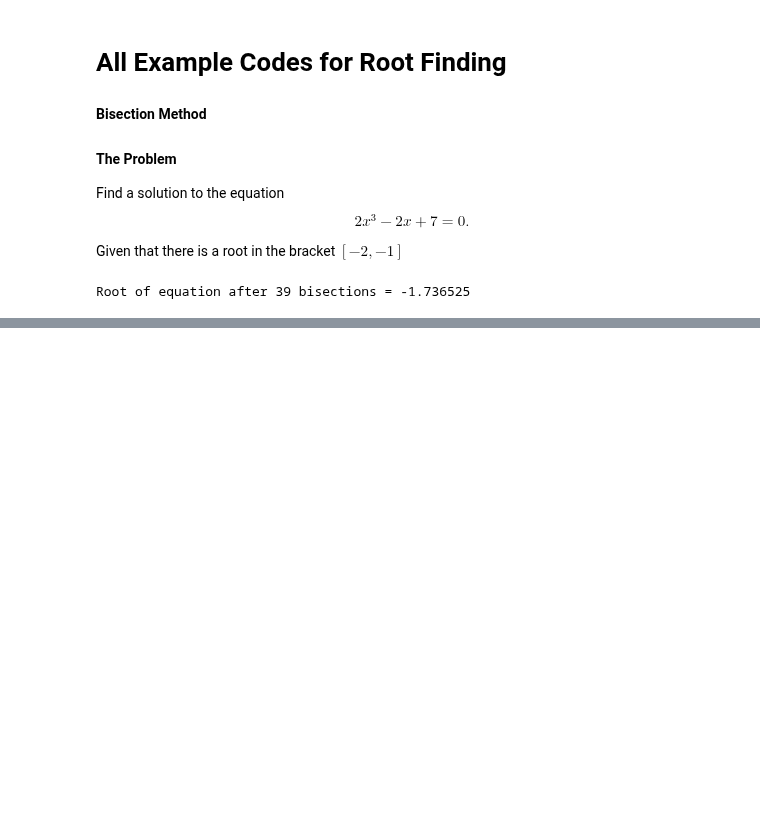
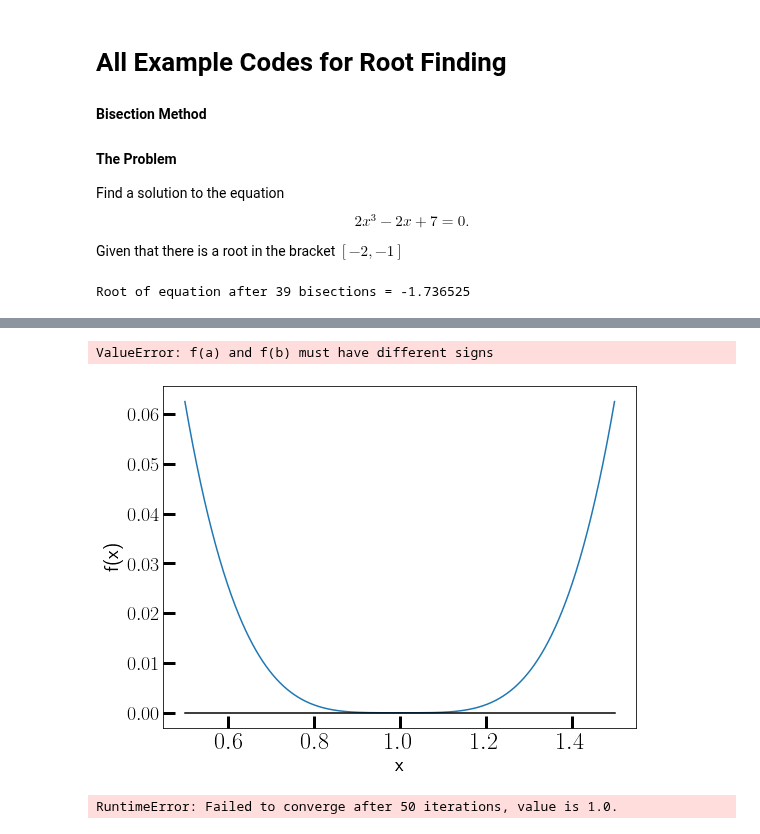
Before and after one commit to hariseldon99/msph402b, a Jupyter notebook: Root_Finding.ipynb, the cells around one changed output, grey strips where cells are left out. Drawn from its saved outputs; the diff is of its cells as text; code cells hidden in the pictures; blank space fills up the shorter version.

```diff
--- a/Root_Finding.ipynb
+++ b/Root_Finding.ipynb
@@ -24,0 +110,41 @@ Root of equation after 39 bisections = -1.736525
+# %%
+import numpy as np
+from scipy.optimize import bisect
+
+func = np.polynomial.Polynomial([1, -4, 6, -4, 1])
+
+root, output = bisect(func, 0.999, 1.001, full_output=True)
+print("Root of equation after %d bisections = %lf" % (output.iterations, root))
+# %% [output]
+ValueError: f(a) and f(b) must have different signs
+# %%
+import numpy as np
+import matplotlib.pyplot as plt
+plt.rcParams['figure.figsize'] = (8,6)
+plt.rcParams['font.size'] = 20
+
+func = np.polynomial.Polynomial([1, -4, 6, -4, 1])
+
+x = np.linspace(0.5, 1.5, 1000)
+plt.plot(x, func(x))
+plt.plot(x, np.zeros_like(x),'black')
+plt.xlabel('x')
+plt.ylabel('f(x)')
+plt.show()
+# %% [output]
+[figure, added]
+# %%
+from scipy.optimize import newton
+
+x0 = 1
+
+def func(x):
+    return np.sqrt(x) if x >=0 else -np.sqrt(-x)
+
+def deriv(x):
+    return 1/(2*np.sqrt(x)) if x >=0 else 1/(2*np.sqrt(-x))
+
+root, output = newton(func, x0, fprime=deriv, full_output=True)
+print("Root of equation after %d iterations = %lf" % (output.iterations, root))
+# %% [output]
+RuntimeError: Failed to converge after 50 iterations, value is 1.0.
```
Also changed, not shown: parts of 10 cells of this notebook.
